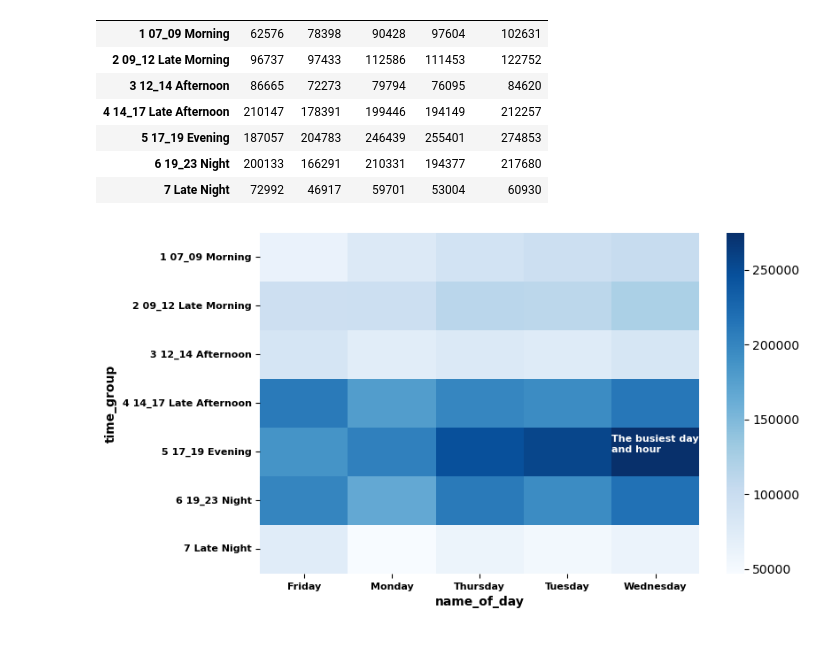
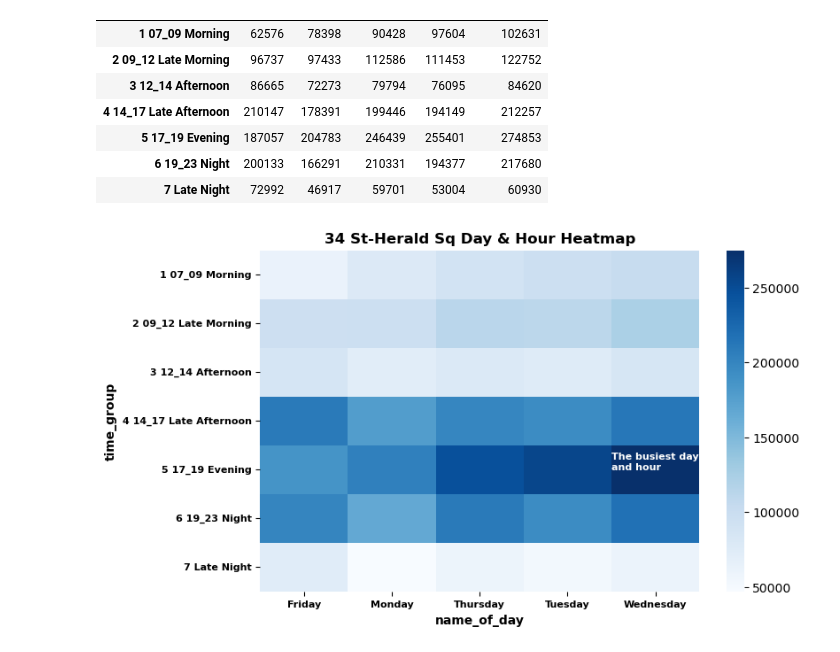
Before and after one commit to baharturgutinan/istdsa_bahar, a Jupyter notebook: ISTDSA_Bahar_Proje1.ipynb, the cells around one changed output. Saved outputs shown, nothing was run; the diff lists cells and outputs as text; code cells hidden in the pictures.

```diff
--- a/ISTDSA_Bahar_Proje1.ipynb
+++ b/ISTDSA_Bahar_Proje1.ipynb
@@ -453,11 +458,12 @@ df_third_station_busiest_day_grouped
 | 7 Late Night | 72992 | 46917 | 59701 | 53004 | 60930 |
 # %%
 plt.figure(figsize = [8,5])
+plt.title('34 St-Herald Sq Day & Hour Heatmap',weight = 'bold')
 plt.xlabel('name_of_day', fontsize=10, weight = 'bold', color='black')
 plt.ylabel('time_group',fontsize = 10, weight = 'bold', color='black')
 plt.xticks(fontsize = 8, weight = 'bold', color='black')
 plt.yticks(fontsize = 8, weight = 'bold', color='black')
 plt.text(4,4.5, 'The busiest day\nand hour', weight = 'bold',fontsize = 8, color = 'white'); # Yazının başlama yeri(x, y)
 sns.heatmap(df_third_station_busiest_day_grouped, cmap='Blues');
 # %% [output]
-[figure, old version]
+[figure, new version]
```
Also changed, not shown: parts of 5 cells of this notebook.
